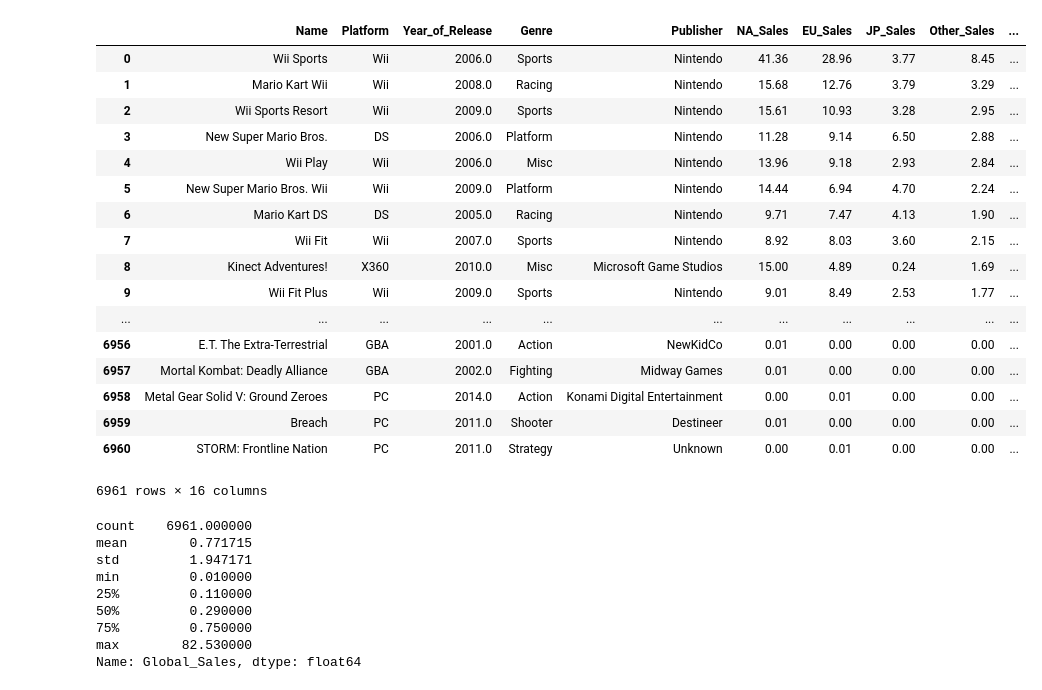
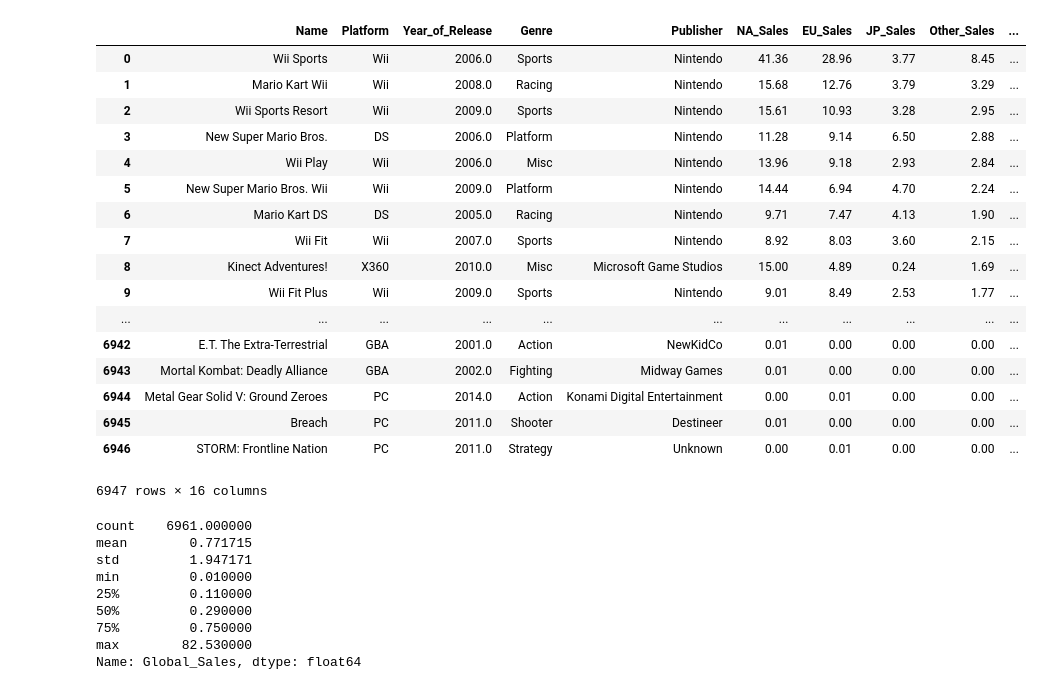
Before and after one commit to DataScienceProject2019/M2_VIDEOGAME_PROJECT, a Jupyter notebook: Videogamecorrelation.ipynb, the cells around one changed output. Saved outputs shown, nothing was run; the diff lists cells and outputs as text; code cells hidden in the pictures.

```diff
--- a/Videogamecorrelation.ipynb
+++ b/Videogamecorrelation.ipynb
@@ -14,28 +14,28 @@ from IPython.display import display
 # %%
 # Create simulated datset in Python:
 #videogamedf = pd.read_csv("C:\\Users\\Maria\\Documents\\Maria 2019\\Maria 2019 Autumn\\Data science\\1.csv")
-data = pd.read_csv('C:\\Users\\Maria\\Documents\\Maria 2019\\Maria 2019 Autumn\\Data science\\1.csv',header=0,encoding = 'unicode_escape')
+data = pd.read_csv('C:\\Users\\Maria\\Documents\\Maria 2019\\Maria 2019 Autumn\\Data science\\2.csv',header=0,encoding = 'unicode_escape')
 # Create and print correlation matrix:
 data
 # %% [output]
 |  | Name | Platform | Year_of_Release | Genre | Publisher | NA_Sales | EU_Sales | JP_Sales | Other_Sales | ... |
 | 0 | Wii Sports | Wii | 2006.0 | Sports | Nintendo | 41.36 | 28.96 | 3.77 | 8.45 | ... |
 | 1 | Mario Kart Wii | Wii | 2008.0 | Racing | Nintendo | 15.68 | 12.76 | 3.79 | 3.29 | ... |
 | 2 | Wii Sports Resort | Wii | 2009.0 | Sports | Nintendo | 15.61 | 10.93 | 3.28 | 2.95 | ... |
 | 3 | New Super Mario Bros. | DS | 2006.0 | Platform | Nintendo | 11.28 | 9.14 | 6.50 | 2.88 | ... |
 | 4 | Wii Play | Wii | 2006.0 | Misc | Nintendo | 13.96 | 9.18 | 2.93 | 2.84 | ... |
 | 5 | New Super Mario Bros. Wii | Wii | 2009.0 | Platform | Nintendo | 14.44 | 6.94 | 4.70 | 2.24 | ... |
 | 6 | Mario Kart DS | DS | 2005.0 | Racing | Nintendo | 9.71 | 7.47 | 4.13 | 1.90 | ... |
 | 7 | Wii Fit | Wii | 2007.0 | Sports | Nintendo | 8.92 | 8.03 | 3.60 | 2.15 | ... |
 | 8 | Kinect Adventures! | X360 | 2010.0 | Misc | Microsoft Game Studios | 15.00 | 4.89 | 0.24 | 1.69 | ... |
 | 9 | Wii Fit Plus | Wii | 2009.0 | Sports | Nintendo | 9.01 | 8.49 | 2.53 | 1.77 | ... |
 | ... | ... | ... | ... | ... | ... | ... | ... | ... | ... | ... |
-| 6956 | E.T. The Extra-Terrestrial | GBA | 2001.0 | Action | NewKidCo | 0.01 | 0.00 | 0.00 | 0.00 | ... |
-| 6957 | Mortal Kombat: Deadly Alliance | GBA | 2002.0 | Fighting | Midway Games | 0.01 | 0.00 | 0.00 | 0.00 | ... |
-| 6958 | Metal Gear Solid V: Ground Zeroes | PC | 2014.0 | Action | Konami Digital Entertainment | 0.00 | 0.01 | 0.00 | 0.00 | ... |
-| 6959 | Breach | PC | 2011.0 | Shooter | Destineer | 0.01 | 0.00 | 0.00 | 0.00 | ... |
-| 6960 | STORM: Frontline Nation | PC | 2011.0 | Strategy | Unknown | 0.00 | 0.01 | 0.00 | 0.00 | ... |
+| 6942 | E.T. The Extra-Terrestrial | GBA | 2001.0 | Action | NewKidCo | 0.01 | 0.00 | 0.00 | 0.00 | ... |
+| 6943 | Mortal Kombat: Deadly Alliance | GBA | 2002.0 | Fighting | Midway Games | 0.01 | 0.00 | 0.00 | 0.00 | ... |
+| 6944 | Metal Gear Solid V: Ground Zeroes | PC | 2014.0 | Action | Konami Digital Entertainment | 0.00 | 0.01 | 0.00 | 0.00 | ... |
+| 6945 | Breach | PC | 2011.0 | Shooter | Destineer | 0.01 | 0.00 | 0.00 | 0.00 | ... |
+| 6946 | STORM: Frontline Nation | PC | 2011.0 | Strategy | Unknown | 0.00 | 0.01 | 0.00 | 0.00 | ... |
-6961 rows × 16 columns
+6947 rows × 16 columns
 # %%
 data['Global_Sales'].describe()
 # %% [output]
```
Also changed, not shown: parts of 5 cells of this notebook.
